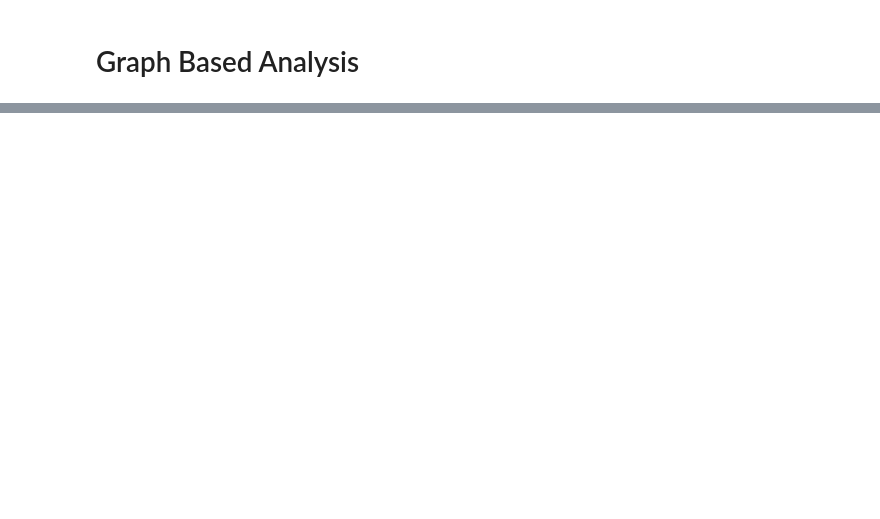
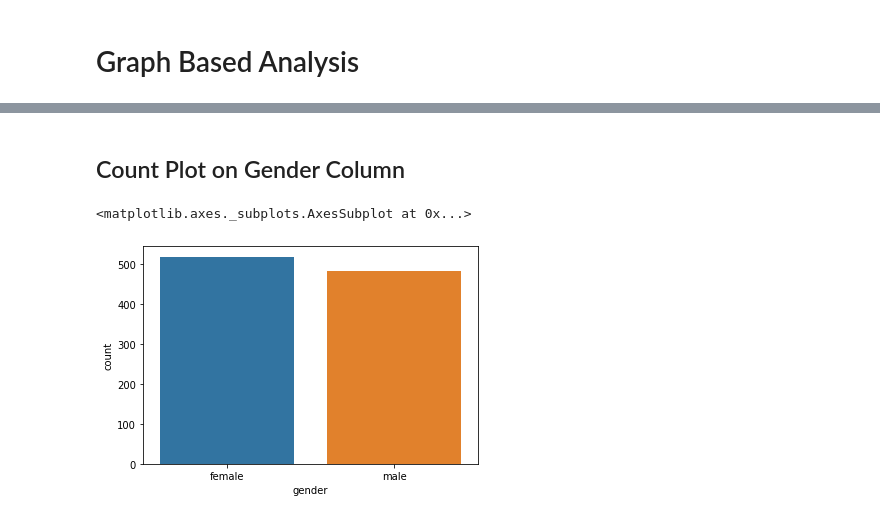
Before and after one commit to prasath9944/EDA, a Jupyter notebook: FSDS_Students_EDA_20th_Dec_2022.ipynb, the cells around one changed output, grey strips where cells are left out. Saved outputs shown, nothing was run; the diff lists cells and outputs as text; code cells hidden in the pictures; blank space fills up the shorter version.

```diff
--- a/FSDS_Students_EDA_20th_Dec_2022.ipynb
+++ b/FSDS_Students_EDA_20th_Dec_2022.ipynb
@@ -423,0 +478,7 @@ find_outlier(data,'math score')
+# %% [markdown]
+<h2>Count Plot on Gender Column</h2>
+# %%
+sns.countplot(data['gender'])
+# %% [output]
+<matplotlib.axes._subplots.AxesSubplot at 0x...>
+[figure, added]
```
Also changed, not shown: parts of 27 cells of this notebook.
